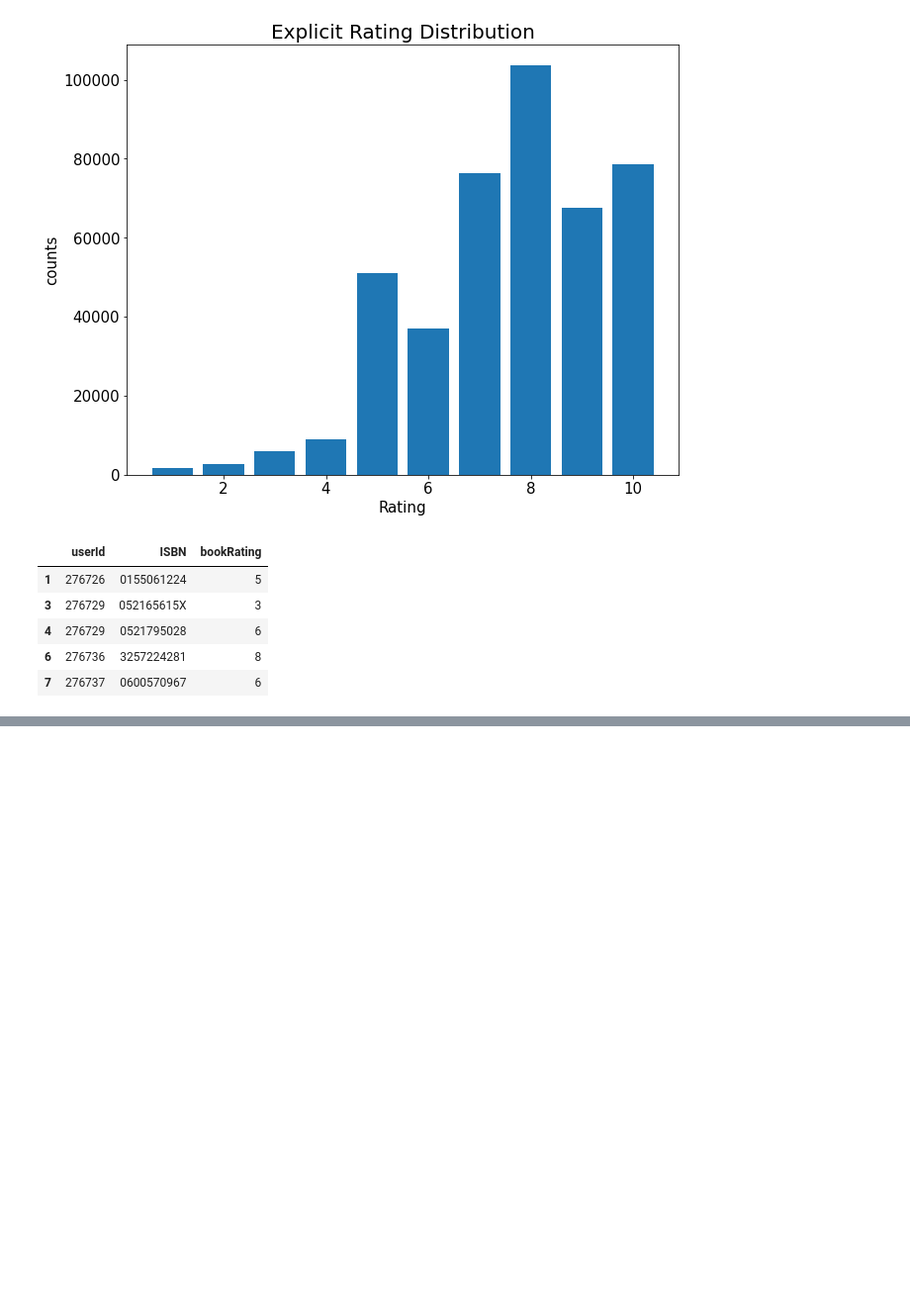
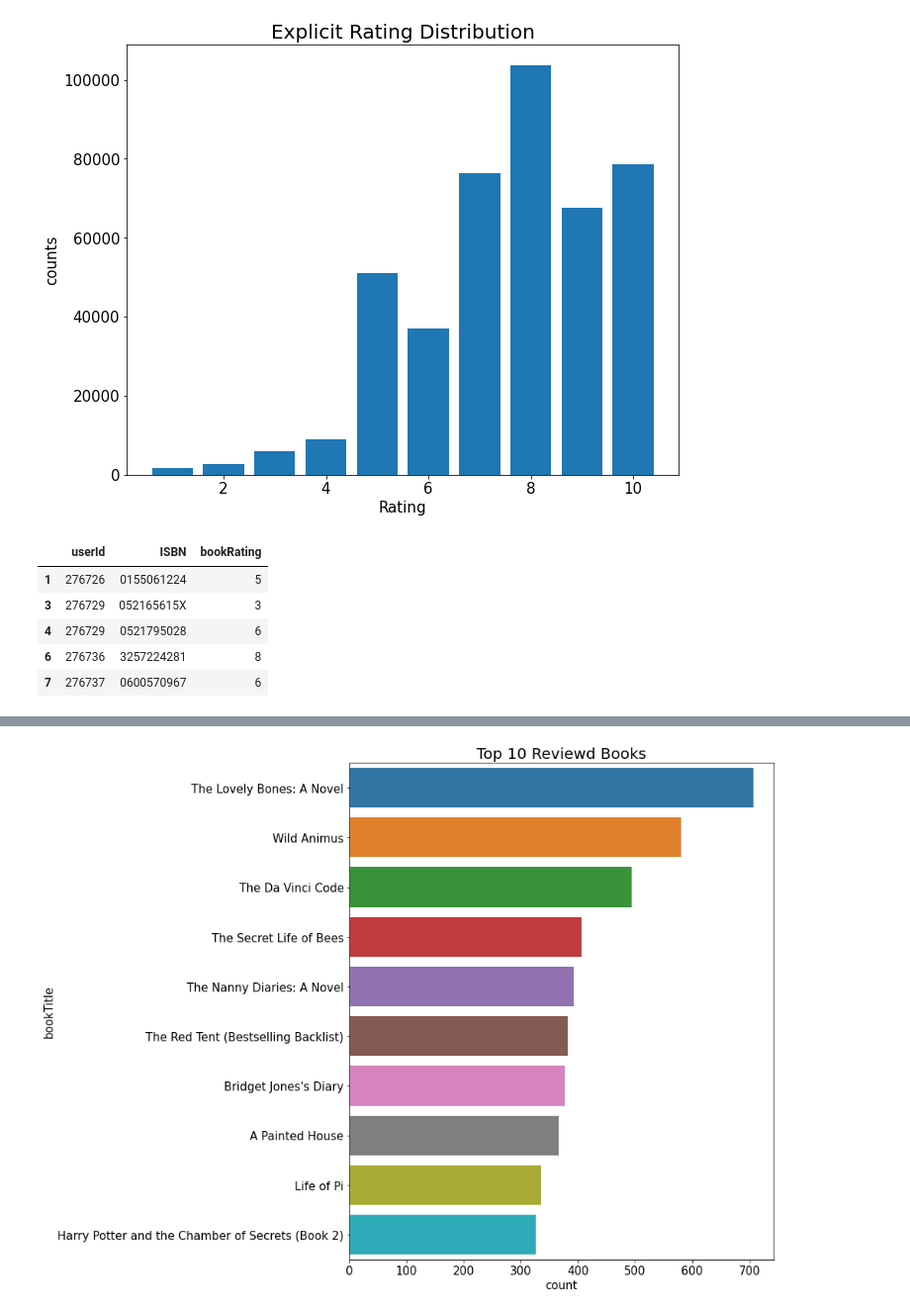
Before and after one commit to mohsenMahmoodzadeh/book-crossing-recommender-system, a Jupyter notebook: Data_Preprocessing.ipynb, the cells around one changed output, grey strips where cells are left out. Shown at 99% size. Cells and saved outputs as stored; diff of their text form; code cells hidden in the pictures; blank space fills up the shorter version.

```diff
--- a/Data_Preprocessing.ipynb
+++ b/Data_Preprocessing.ipynb
@@ -310,0 +313,3 @@ ratings.head()
+# %%
+ratings_matrix = pd.merge(users, ratings, on='userId')
+ratings_matrix = pd.merge(ratings_matrix, books, on='ISBN')
@@ -310,0 +325,4 @@ ratings.head()
+# %%
+barplot(ratings_matrix,'bookTitle','Top 10 Reviewd Books')
+# %% [output]
+[figure, added]
```
Also changed, not shown: parts of 23 cells of this notebook.
